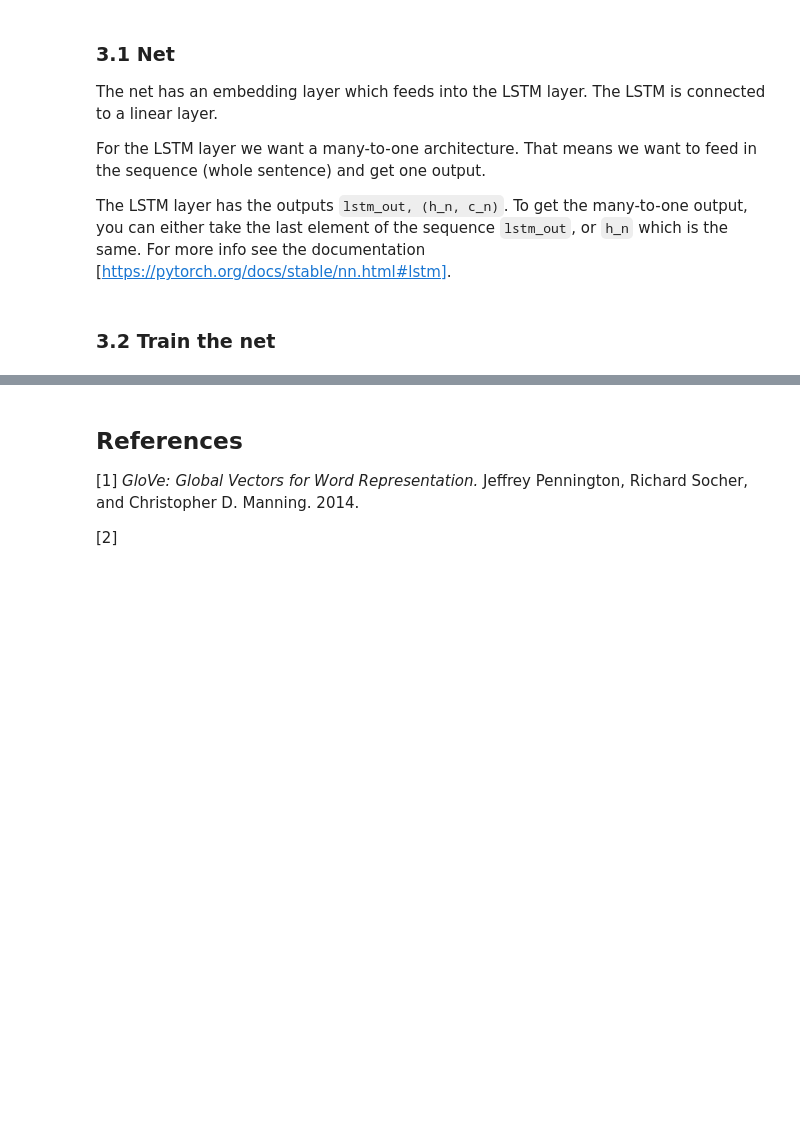
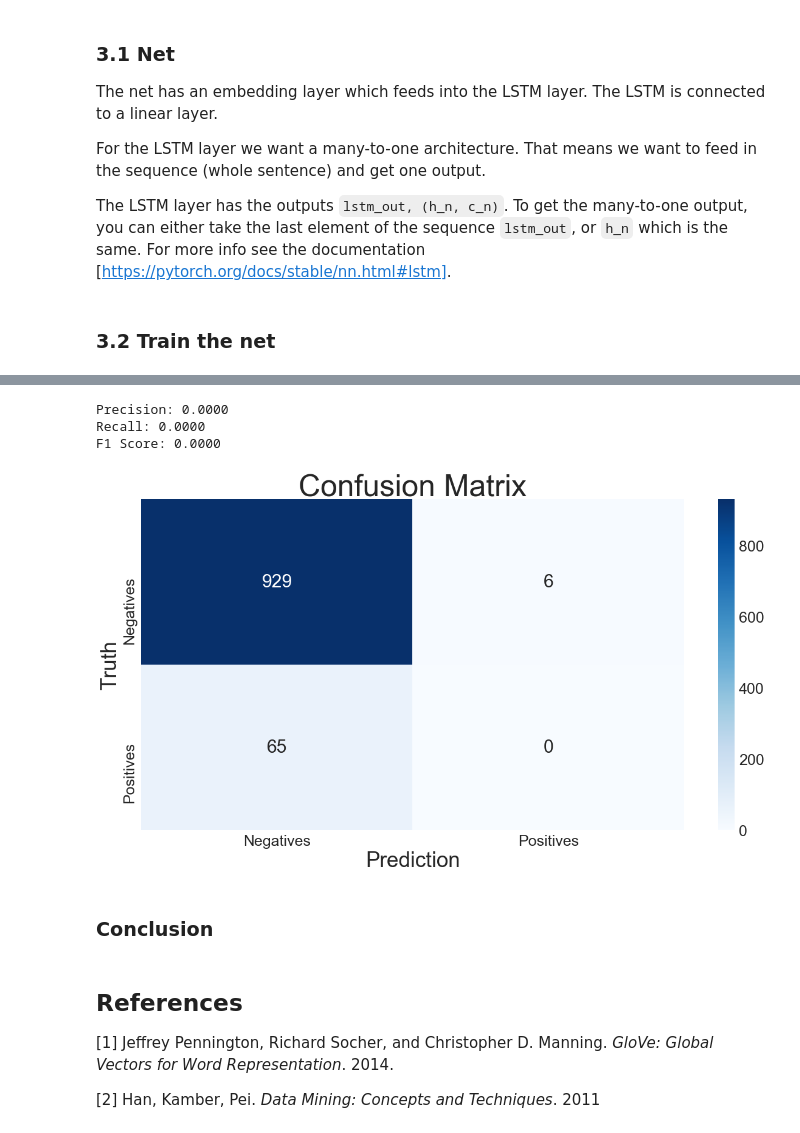
Before and after one commit to Dave-K1/Question_Classification, a Jupyter notebook: Quora_Questions_final.ipynb, the cells around one changed output, grey strips where cells are left out. Drawn from its saved outputs; the diff is of its cells as text; code cells hidden in the pictures; blank space fills up the shorter version.

```diff
--- a/Quora_Questions_final.ipynb
+++ b/Quora_Questions_final.ipynb
@@ -43,7 +44,7 @@ path_in = './data/'
 
 train = pd.read_csv(path_in + 'train.csv')
 
-train = train[0:1000]
+train = train[0:10000]
 #test = pd.read_csv(path_in + 'test.csv')
 # %% [markdown]
 ### 1.1 Example sentences
@@ -376,21 +375,28 @@ class Net(nn.Module):
         super(Net, self).__init__()
 
         ## Embedding layer
-        #self.seq_length = seq_length
         self.embd = nn.Embedding.from_pretrained(weights)
 
         ## LSTM
         self.lstm = nn.LSTM(input_size=len(weights[0,:]), hidden_size=hidden_layer_1, batch_first=True)
 
-        ## Linear layer
+        ## Linear layers
         self.fc1 = nn.Linear(hidden_layer_1, 1)
+        self.tanh = nn.Tanh()
         self.out = nn.Sigmoid()
+
+        self.initialize()
+
+    def initialize(self):
+        nn.init.xavier_uniform_(self.fc1.weight.data)
+        self.fc1.bias.data.zero_()
+
 
     def forward(self, x):
         embd_out = self.embd(x)
         lstm_out, (h_out, _) = self.lstm(embd_out)
-        x = self.out(self.fc1(h_out))
-
+        x = self.tanh(self.fc1(h_out))
+        x = self.out(x)
         return x
 # %% [markdown]
 ### 3.2 Train the net
@@ -501,5 +557,41 @@ Text(0,0.5,'Accuracy [%]')
+# %%
+def Compute_Metrics():
+    precision = precision_score(validation_labels, predicted_labels)
+    print("Precision: {:.4f}".format(precision))
+
+    recall = recall_score(validation_labels, predicted_labels)
+    print("Recall: {:.4f}".format(recall))
+
+    f1 = f1_score(validation_labels, predicted_labels)
+    print("F1 Score: {:.4f}".format(f1))
+
+    return precision, recall, f1
+
+precision, recall, f1 = Compute_Metrics()
+# %% [output]
+Precision: 0.0000
+Recall: 0.0000
+F1 Score: 0.0000
+# %%
+## Confusion matrix
+def Confusion_Matrix(con_mat):
+
+    plt.title("Confusion Matrix", fontsize=50)
+    sn.set(font_scale=2.5)
+    sn.heatmap(con_mat, annot=True, fmt='g', annot_kws={"size":30}, xticklabels=["Negatives", "Positives"], yticklabels=["Negatives", "Positives"],
+               cmap="Blues")
+    plt.xlabel("Prediction", fontsize=35)
+    plt.ylabel("Truth", fontsize=35)
+
+
+con_mat = confusion_matrix(validation_labels, predicted_labels)
+Confusion_Matrix(con_mat)
+# %% [output]
+[figure, added]
+# %% [markdown]
+### Conclusion
 # %% [markdown]
 ## References
-[1] *GloVe: Global Vectors for Word Representation.* Jeffrey Pennington, Richard Socher, and Christopher D. Manning. 2014.
+[1] Jeffrey Pennington, Richard Socher, and Christopher D. Manning. *GloVe: Global Vectors for Word Representation*. 2014.
 
-[2]
+[2] Han, Kamber, Pei. *Data Mining: Concepts and Techniques*. 2011
```
Also changed, not shown: parts of 16 cells of this notebook, 1 other file.
